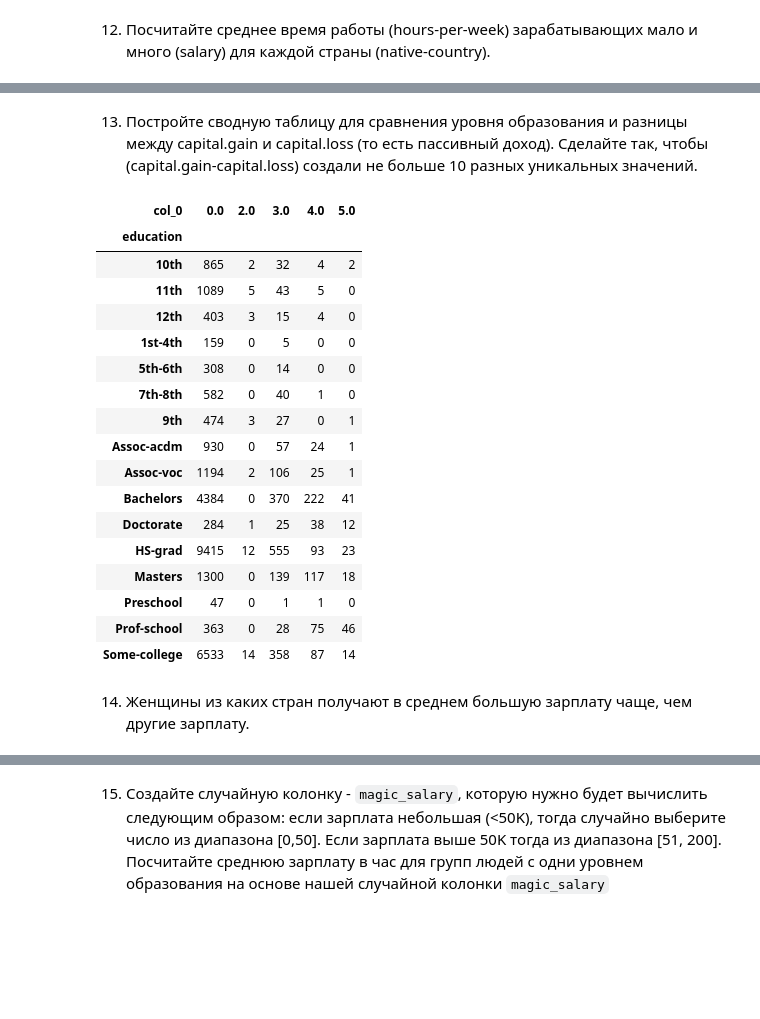
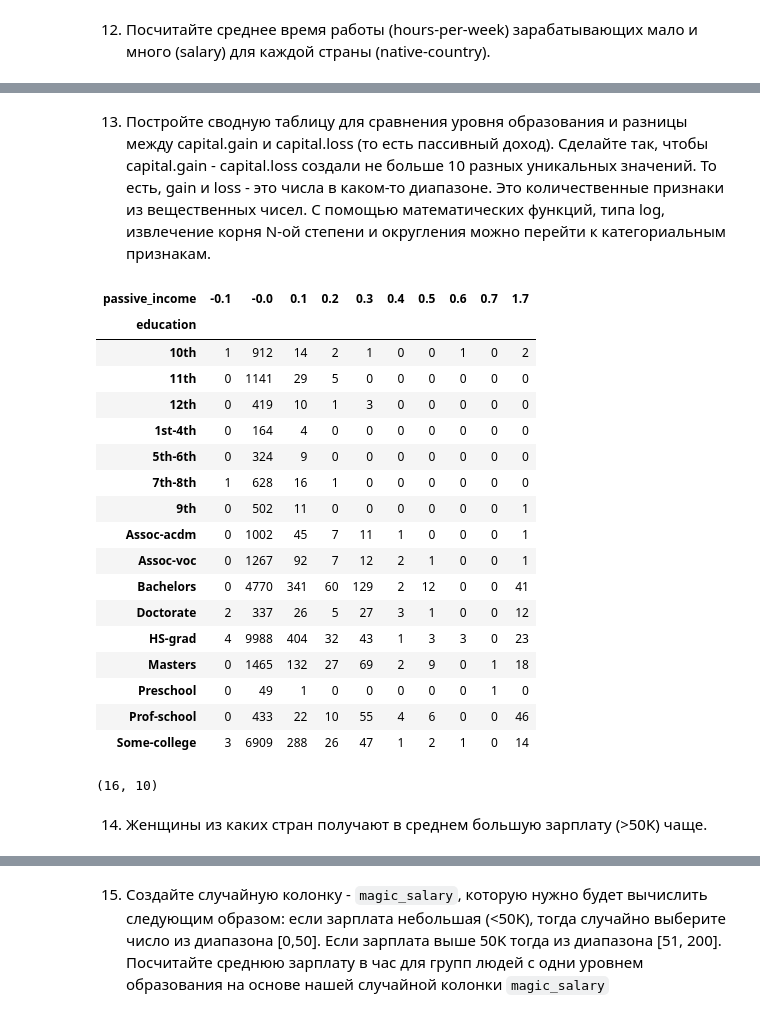
Before and after one commit to nizhikebinesi/ml-course-7bits-solutions, a Jupyter notebook: 2017-fall/homeworks/01-pandas_numpy_homework.ipynb, the cells around one changed output, grey strips where cells are left out. Cells and saved outputs as stored; diff of their text form; code cells hidden in the pictures; blank space fills up the shorter version.

```diff
--- a/2017-fall/homeworks/01-pandas_numpy_homework.ipynb
+++ b/2017-fall/homeworks/01-pandas_numpy_homework.ipynb
@@ -286,0 +262,2 @@ df.head()
+# %%
+df['income_gt_50k'] = np.where(df['income'] == ">50K" , 1, 0)
@@ -391 +390,4 @@ KeyError: False
+# %%
+lst = ["Bachelors", 'Prof-school', 'Assoc-acdm', 'Assoc-voc', "Masters", "Doctorate"]
+df['higher_education'] = np.where(df["education"].isin(lst), 1, 0)
 # %%
@@ -468,27 +443,31 @@ d= {'United-States': (40.353858693638621, 41.610830656264341), nan: (nan, nan),
 # %% [markdown]
-13) Постройте сводную таблицу для сравнения уровня образования и разницы между capital.gain и capital.loss (то есть пассивный доход). Сделайте так, чтобы (capital.gain-capital.loss) создали не больше 10 разных уникальных значений.
+13) Постройте сводную таблицу для сравнения уровня образования и разницы между capital.gain и capital.loss (то есть пассивный доход). Сделайте так, чтобы capital.gain - capital.loss создали не больше 10 разных уникальных значений. То есть, gain и loss - это числа в каком-то диапазоне. Это количественные признаки из вещественных чисел. С помощью математических функций, типа log, извлечение корня N-ой степени и округления можно перейти к категориальным признакам.
 # %%
-#pd.crosstab(df['capital.gain'], df['capital.loss'])
+cross = pd.crosstab((df['education']), np.round((df['capital.gain'] - df['capital.loss'] + .0) / 60000, 1), colnames=['passive_income'])
-# %%
-pd.crosstab((df['education']), np.round(np.power(df['capital.gain'] - df['capital.loss'], 0.14), 0))
-# %% [output]
-| col_0 | 0.0 | 2.0 | 3.0 | 4.0 | 5.0 |
-| education |  |  |  |  |  |
-| 10th | 865 | 2 | 32 | 4 | 2 |
-| 11th | 1089 | 5 | 43 | 5 | 0 |
-| 12th | 403 | 3 | 15 | 4 | 0 |
-| 1st-4th | 159 | 0 | 5 | 0 | 0 |
-| 5th-6th | 308 | 0 | 14 | 0 | 0 |
-| 7th-8th | 582 | 0 | 40 | 1 | 0 |
-| 9th | 474 | 3 | 27 | 0 | 1 |
-| Assoc-acdm | 930 | 0 | 57 | 24 | 1 |
-| Assoc-voc | 1194 | 2 | 106 | 25 | 1 |
-| Bachelors | 4384 | 0 | 370 | 222 | 41 |
-| Doctorate | 284 | 1 | 25 | 38 | 12 |
-| HS-grad | 9415 | 12 | 555 | 93 | 23 |
-| Masters | 1300 | 0 | 139 | 117 | 18 |
-| Preschool | 47 | 0 | 1 | 1 | 0 |
-| Prof-school | 363 | 0 | 28 | 75 | 46 |
-| Some-college | 6533 | 14 | 358 | 87 | 14 |
+# %%
+cross
+# %% [output]
+| passive_income | -0.1 | -0.0 | 0.1 | 0.2 | 0.3 | 0.4 | 0.5 | 0.6 | 0.7 | 1.7 |
+| education |  |  |  |  |  |  |  |  |  |  |
+| 10th | 1 | 912 | 14 | 2 | 1 | 0 | 0 | 1 | 0 | 2 |
+| 11th | 0 | 1141 | 29 | 5 | 0 | 0 | 0 | 0 | 0 | 0 |
+| 12th | 0 | 419 | 10 | 1 | 3 | 0 | 0 | 0 | 0 | 0 |
+| 1st-4th | 0 | 164 | 4 | 0 | 0 | 0 | 0 | 0 | 0 | 0 |
+| 5th-6th | 0 | 324 | 9 | 0 | 0 | 0 | 0 | 0 | 0 | 0 |
+| 7th-8th | 1 | 628 | 16 | 1 | 0 | 0 | 0 | 0 | 0 | 0 |
+| 9th | 0 | 502 | 11 | 0 | 0 | 0 | 0 | 0 | 0 | 1 |
+| Assoc-acdm | 0 | 1002 | 45 | 7 | 11 | 1 | 0 | 0 | 0 | 1 |
+| Assoc-voc | 0 | 1267 | 92 | 7 | 12 | 2 | 1 | 0 | 0 | 1 |
+| Bachelors | 0 | 4770 | 341 | 60 | 129 | 2 | 12 | 0 | 0 | 41 |
+| Doctorate | 2 | 337 | 26 | 5 | 27 | 3 | 1 | 0 | 0 | 12 |
+| HS-grad | 4 | 9988 | 404 | 32 | 43 | 1 | 3 | 3 | 0 | 23 |
+| Masters | 0 | 1465 | 132 | 27 | 69 | 2 | 9 | 0 | 1 | 18 |
+| Preschool | 0 | 49 | 1 | 0 | 0 | 0 | 0 | 0 | 1 | 0 |
+| Prof-school | 0 | 433 | 22 | 10 | 55 | 4 | 6 | 0 | 0 | 46 |
+| Some-college | 3 | 6909 | 288 | 26 | 47 | 1 | 2 | 1 | 0 | 14 |
+# %%
+cross.shape
+# %% [output]
+(16, 10)
 # %% [markdown]
-14) Женщины из каких стран получают в среднем большую зарплату чаще, чем другие зарплату.
+14) Женщины из каких стран получают в среднем большую зарплату (>50K) чаще.
```
Also changed, not shown: parts of 37 cells of this notebook.
